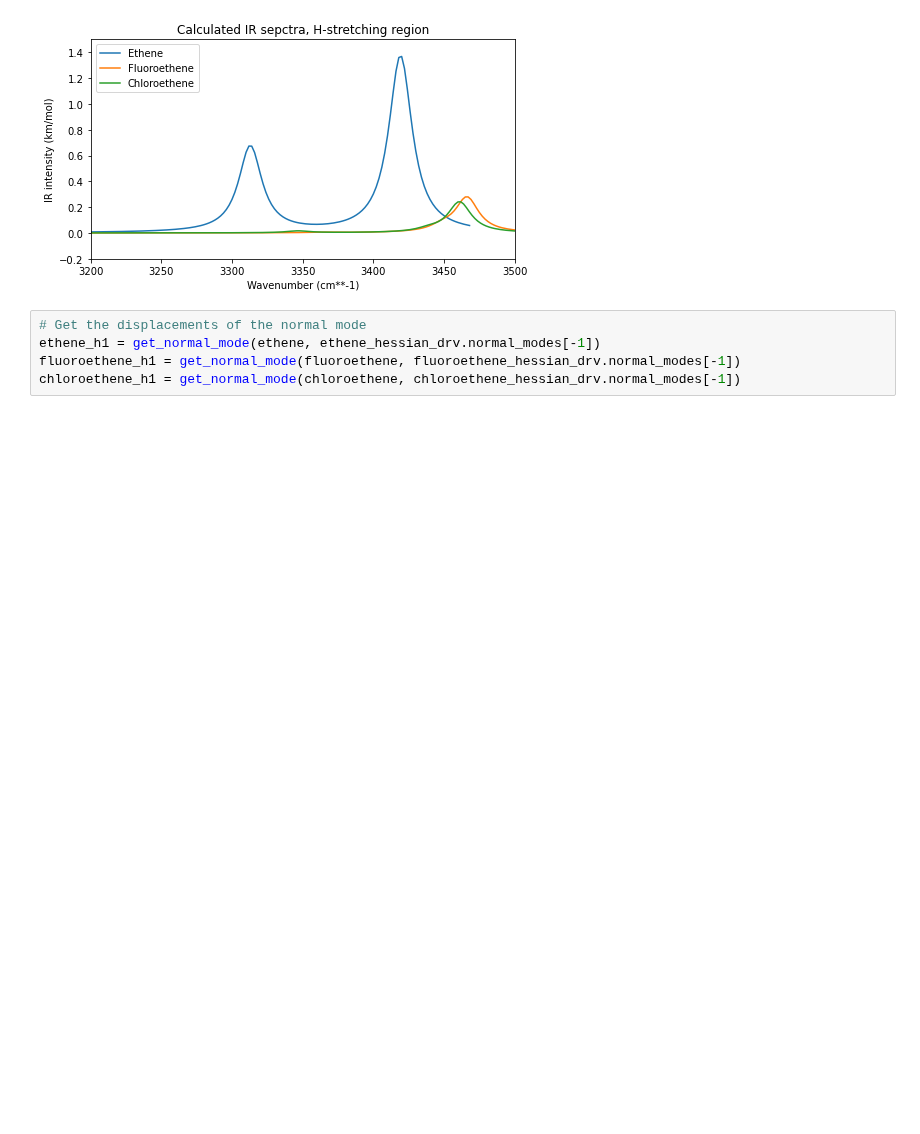
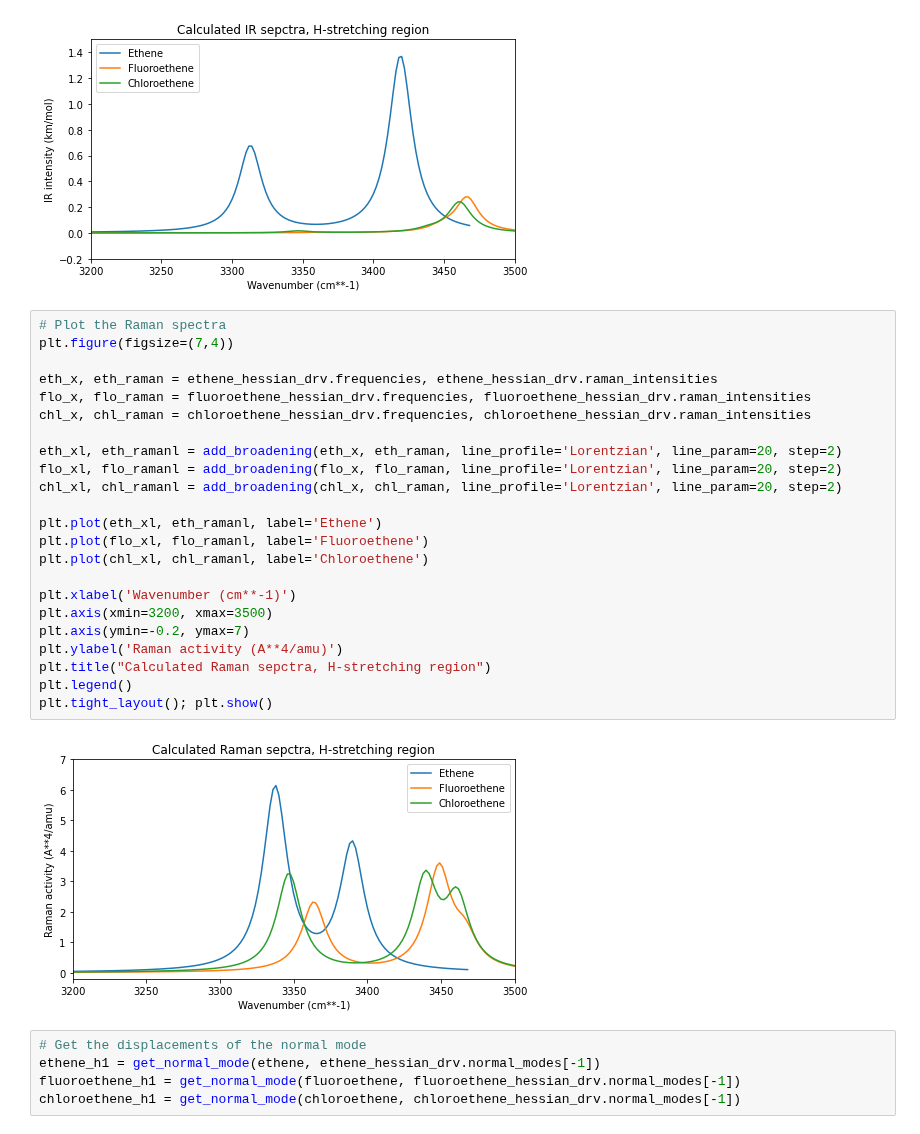
Before and after one commit to kthpanor/echem, a Jupyter notebook: docs/ir_raman_exercises.ipynb, the cells around one changed output. Drawn from its saved outputs; the diff is of its cells as text; blank space fills up the shorter version.

```diff
--- a/docs/ir_raman_exercises.ipynb
+++ b/docs/ir_raman_exercises.ipynb
@@ -349,6 +353,31 @@ plt.legend()
 plt.tight_layout(); plt.show()
 # %% [output]
 [figure]
+# %%
+# Plot the Raman spectra
+plt.figure(figsize=(7,4))
+
+eth_x, eth_raman = ethene_hessian_drv.frequencies, ethene_hessian_drv.raman_intensities
+flo_x, flo_raman = fluoroethene_hessian_drv.frequencies, fluoroethene_hessian_drv.raman_intensities
+chl_x, chl_raman = chloroethene_hessian_drv.frequencies, chloroethene_hessian_drv.raman_intensities
+
+eth_xl, eth_ramanl = add_broadening(eth_x, eth_raman, line_profile='Lorentzian', line_param=20, step=2)
+flo_xl, flo_ramanl = add_broadening(flo_x, flo_raman, line_profile='Lorentzian', line_param=20, step=2)
+chl_xl, chl_ramanl = add_broadening(chl_x, chl_raman, line_profile='Lorentzian', line_param=20, step=2)
+
+plt.plot(eth_xl, eth_ramanl, label='Ethene')
+plt.plot(flo_xl, flo_ramanl, label='Fluoroethene')
+plt.plot(chl_xl, chl_ramanl, label='Chloroethene')
+
+plt.xlabel('Wavenumber (cm**-1)')
+plt.axis(xmin=3200, xmax=3500)
+plt.axis(ymin=-0.2, ymax=7)
+plt.ylabel('Raman activity (A**4/amu)')
+plt.title("Calculated Raman sepctra, H-stretching region")
+plt.legend()
+plt.tight_layout(); plt.show()
+# %% [output]
+[figure, added]
 # %%
 # Get the displacements of the normal mode
 ethene_h1 = get_normal_mode(ethene, ethene_hessian_drv.normal_modes[-1])
```
Also changed, not shown: parts of 5 cells of this notebook, 1 other file.
